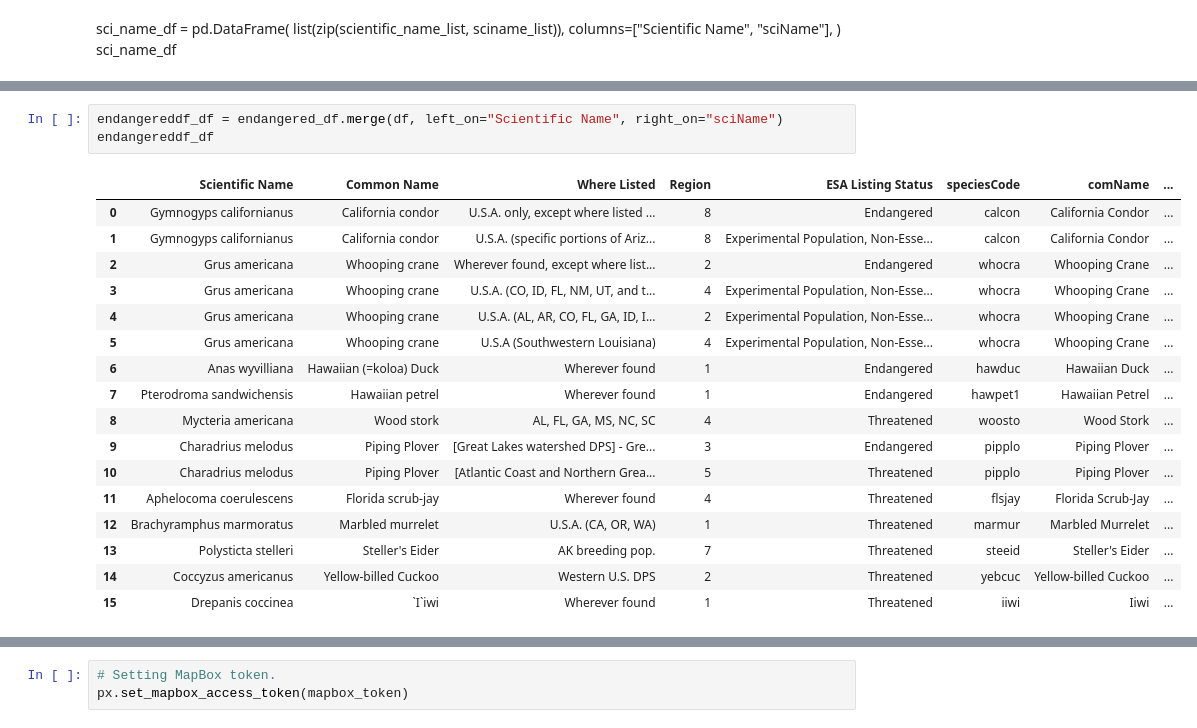
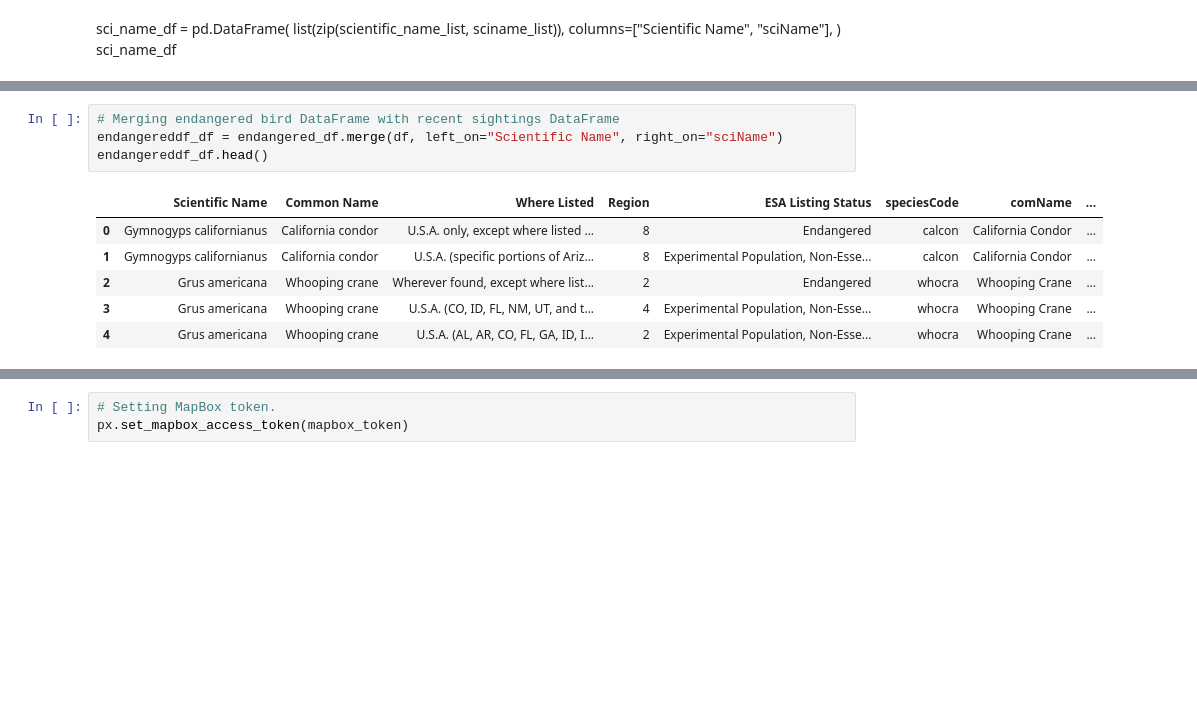
Before and after one commit to RachelLeeReynolds85/project1, a Jupyter notebook: Endangered_Birds/endangered_birds.ipynb, the cells around one changed output, grey strips where cells are left out. Saved outputs shown, nothing was run; the diff lists cells and outputs as text; blank space fills up the shorter version.

```diff
--- a/Endangered_Birds/endangered_birds.ipynb
+++ b/Endangered_Birds/endangered_birds.ipynb
@@ -142,24 +123,14 @@ endangered_df
 # %%
+# Merging endangered bird DataFrame with recent sightings DataFrame
 endangereddf_df = endangered_df.merge(df, left_on="Scientific Name", right_on="sciName")
-endangereddf_df
+endangereddf_df.head()
 # %% [output]
 |  | Scientific Name | Common Name | Where Listed | Region | ESA Listing Status | speciesCode | comName | ... |
 | 0 | Gymnogyps californianus | California condor | U.S.A. only, except where listed ... | 8 | Endangered | calcon | California Condor | ... |
 | 1 | Gymnogyps californianus | California condor | U.S.A. (specific portions of Ariz... | 8 | Experimental Population, Non-Esse... | calcon | California Condor | ... |
 | 2 | Grus americana | Whooping crane | Wherever found, except where list... | 2 | Endangered | whocra | Whooping Crane | ... |
 | 3 | Grus americana | Whooping crane | U.S.A. (CO, ID, FL, NM, UT, and t... | 4 | Experimental Population, Non-Esse... | whocra | Whooping Crane | ... |
 | 4 | Grus americana | Whooping crane | U.S.A. (AL, AR, CO, FL, GA, ID, I... | 2 | Experimental Population, Non-Esse... | whocra | Whooping Crane | ... |
-| 5 | Grus americana | Whooping crane | U.S.A (Southwestern Louisiana) | 4 | Experimental Population, Non-Esse... | whocra | Whooping Crane | ... |
-| 6 | Anas wyvilliana | Hawaiian (=koloa) Duck | Wherever found | 1 | Endangered | hawduc | Hawaiian Duck | ... |
-| 7 | Pterodroma sandwichensis | Hawaiian petrel | Wherever found | 1 | Endangered | hawpet1 | Hawaiian Petrel | ... |
-| 8 | Mycteria americana | Wood stork | AL, FL, GA, MS, NC, SC | 4 | Threatened | woosto | Wood Stork | ... |
-| 9 | Charadrius melodus | Piping Plover | [Great Lakes watershed DPS] - Gre... | 3 | Endangered | pipplo | Piping Plover | ... |
-| 10 | Charadrius melodus | Piping Plover | [Atlantic Coast and Northern Grea... | 5 | Threatened | pipplo | Piping Plover | ... |
-| 11 | Aphelocoma coerulescens | Florida scrub-jay | Wherever found | 4 | Threatened | flsjay | Florida Scrub-Jay | ... |
-| 12 | Brachyramphus marmoratus | Marbled murrelet | U.S.A. (CA, OR, WA) | 1 | Threatened | marmur | Marbled Murrelet | ... |
-| 13 | Polysticta stelleri | Steller's Eider | AK breeding pop. | 7 | Threatened | steeid | Steller's Eider | ... |
-| 14 | Coccyzus americanus | Yellow-billed Cuckoo | Western U.S. DPS | 2 | Threatened | yebcuc | Yellow-billed Cuckoo | ... |
-| 15 | Drepanis coccinea | `I`iwi | Wherever found | 1 | Threatened | iiwi | Iiwi | ... |
 # %%
 endagered_list = endangereddf_df["Scientific Name"].to_list()
 end_list_unique = list(set(endagered_list))
```
Also changed, not shown: parts of 26 cells of this notebook, 15 other files.
